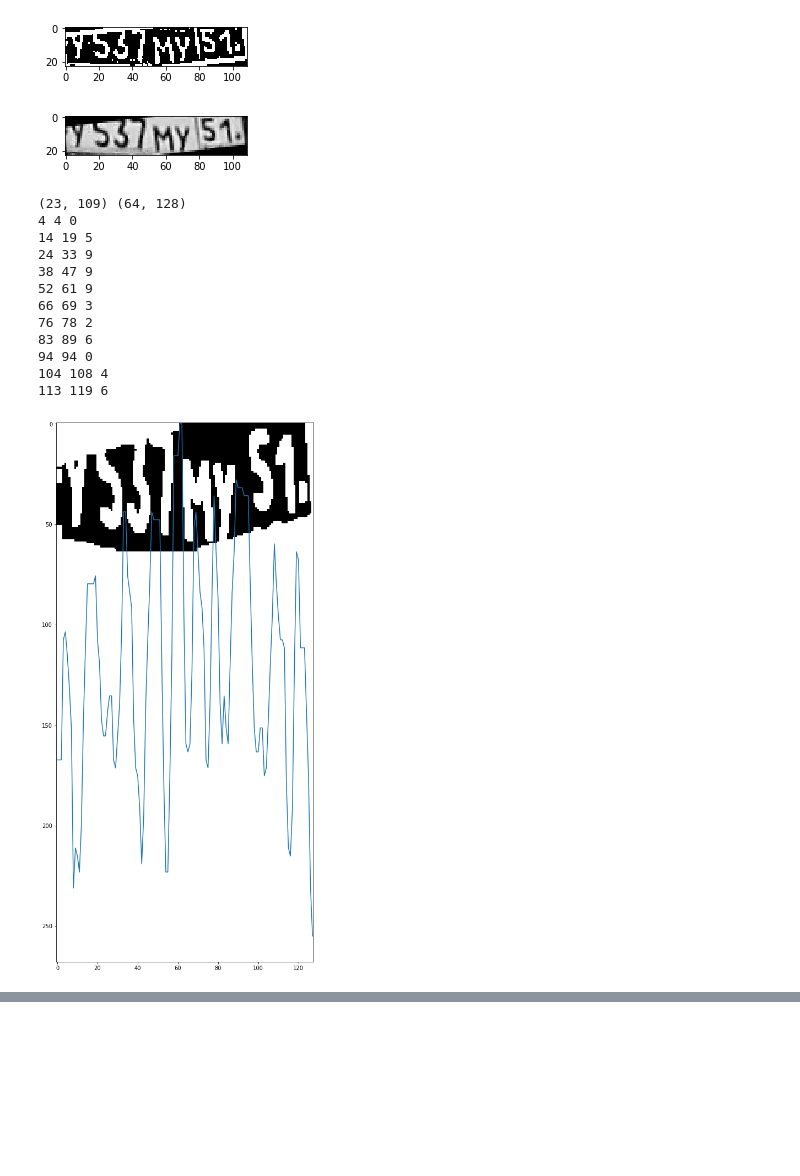
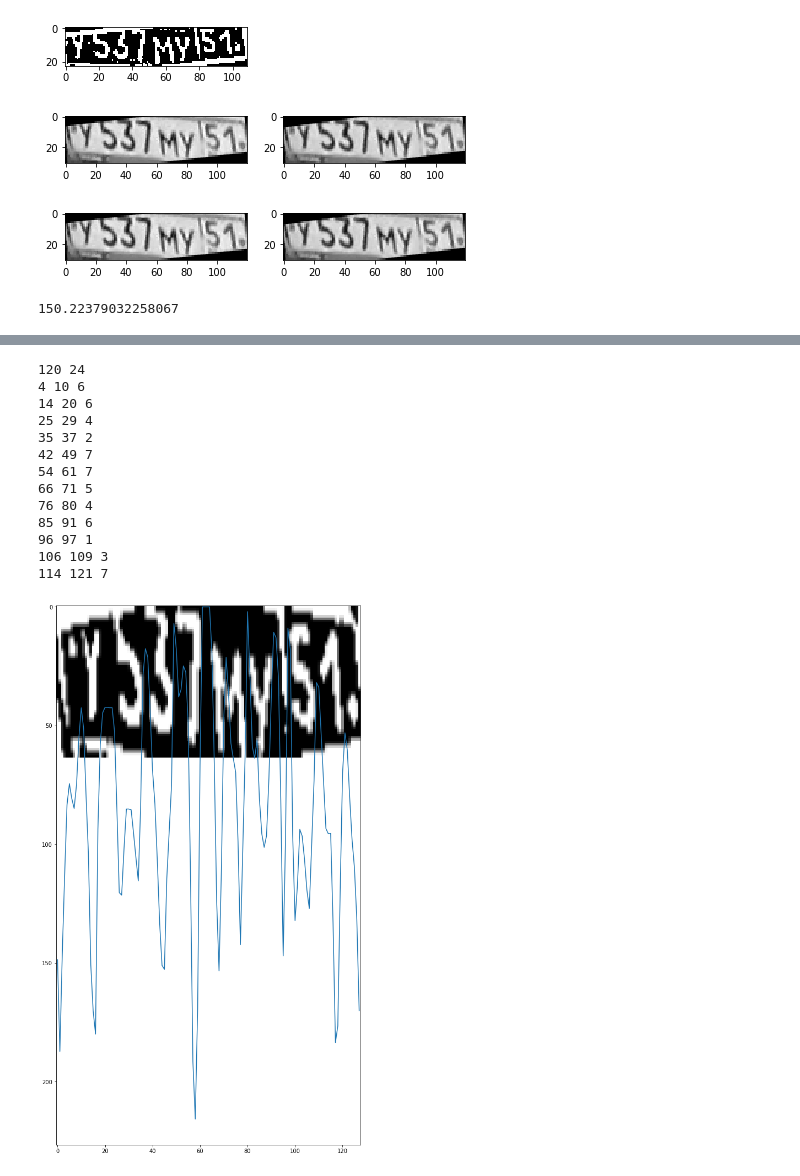
Before and after one commit to BEugen/Rslp, a Jupyter notebook: FullOcrLp/detect.ipynb, the cells around one changed output, grey strips where cells are left out. Cells and saved outputs as stored; diff of their text form; code cells hidden in the pictures; blank space fills up the shorter version.

Commit message:
Add split chars

```diff
--- a/FullOcrLp/detect.ipynb
+++ b/FullOcrLp/detect.ipynb
@@ -295,7 +295,7 @@ IMG_PATH = '/mnt/misk/misk/lplate/images'
 IMG_FOR_OCR = '/mnt/misk/misk/lplate/chars'
 rc = RecognizeLp()
 #for file in os.listdir(IMG_PATH):
-file = '27-11-2018_13-02-46_2.jpg'
+file = '04-12-2018_9-46-25_2.jpg'
 fp = os.path.join(IMG_PATH, file)
 img = cv2.imread(fp, cv2.IMREAD_GRAYSCALE)
 fn = os.path.splitext(file)[0].split('_')
@@ -316,0 +317,13 @@ plot_images(imgs, True)
+# %%
+#img = cv2.GaussianBlur(imgs[0], (11, 11), 0)
+#img = cv2.bilateralFilter(imgs[0],1,75,75)
+#img = cv2.subtract(img, imgs[0])
+imgb = cv2.GaussianBlur(imgs[0], (9, 9), 100)
+#imgb = cv2.subtract(imgb, img)
+img = cv2.subtract(imgb, imgs[0])
+cv2.normalize(img, img, 0, 255, cv2.NORM_MINMAX)
+#kernel = np.ones((2, 1), np.uint8)
+#img = cv2.dilate(img, kernel, iterations=2)
+img = cv2.GaussianBlur(img, (1, 1), 10)
+ret, img = cv2.threshold(img, 5, 255, 0)      # 1 chan, grayscale!
+plot_images([img], True)
@@ -358,22 +374,30 @@ plot_images([image], True)
 [figure]
 [figure]
 # %%
-def get_split_mask(image, char_size_min=8, char_size=10):
-    img = cv2.resize(image, (128, 64))
-    print(image.shape, img.shape)
-    mask_index_split = []
-    koeff = image.shape[1]/img.shape[1]
-    kernel = np.ones((2, 2), np.uint8)
-    img = cv2.erode(img, kernel, iterations=2)
-    ret, img = cv2.threshold(img, 50, 255, 1)
+def get_split_mask(image, char_size_min=10, char_size=10):
+    #img = cv2.GaussianBlur(image, (23, 23), 0)
+    #img = cv2.subtract(img, image)
+    #cv2.normalize(img, img, 0, 255, cv2.NORM_MINMAX)
+    #ret, img = cv2.threshold(img, 5, 255, 0)
+    imgb = cv2.GaussianBlur(image, (9, 9), 100)
+    img = cv2.subtract(imgb, image)
+    cv2.normalize(img, img, 0, 255, cv2.NORM_MINMAX)
+    img = cv2.GaussianBlur(img, (1, 1), 10)
+    ret, img = cv2.threshold(img, 5, 255, 0)
+    mean_imgs = np.mean(np.mean(img, axis=1))*1.5
+    print(mean_imgs)
+    img = img_crop_next(img, level_blank=mean_imgs, axis=1, lt=False)
+    img = cv2.resize(img, (128, 64))
+    mean_imgs = np.mean(img, axis=0)
     mean_imgs = np.mean(img, axis=0)
     fig = plt.figure(figsize=(15,18))
     imgplot = plt.imshow(img, cmap='gray')
     plt.plot(mean_imgs)
+    mask_index_split = []
     i = 0
     fi = int(char_size/2)
     index = np.where(mean_imgs[i:i+fi] == np.min(mean_imgs[i:i+fi]))
-    i = np.min(index)
+    i = np.max(index)
     mask_index_split.append(i)
     while (i+char_size) < len(mean_imgs):
         index = np.where(mean_imgs[i:i+char_size] == np.min(mean_imgs[i:i+char_size]))
@@ -390,24 +414,14 @@ def get_split_mask(image, char_size_min=8, char_size=10):
         images.append(img[:, mask_index_split[i-1]: mask_index_split[i]])
     return images
 # %%
+plot_images(imgs, True)
 plot_images(imgs, True)
 images = get_split_mask(imgs[0])
 kernel = np.ones((3, 2), np.uint8)
 #for i in range(0, len(images)):
 #    images[i] = cv2.erode(images[i], kernel, iterations=2)
 plot_images(images, True)
 # %% [output]
-[figure, old version]
+[figure, new version]
+[figure, new version]
-(23, 109) (64, 128)
-4 4 0
-14 19 5
-24 33 9
-38 47 9
-52 61 9
-66 69 3
-76 78 2
-83 89 6
-94 94 0
-104 108 4
-113 119 6
+150.22379032258067
-[figure, old version]
@@ -414,0 +429,14 @@ plot_images(images, True)
+120 24
+4 10 6
+14 20 6
+25 29 4
+35 37 2
+42 49 7
+54 61 7
+66 71 5
+76 80 4
+85 91 6
+96 97 1
+106 109 3
+114 121 7
+[figure, added]
```
Also changed, not shown: parts of 8 cells of this notebook, 1 other file.
